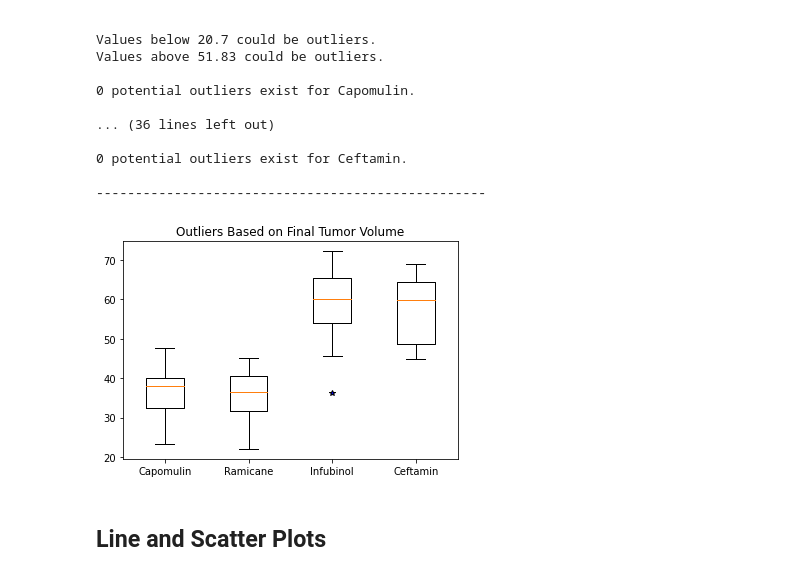
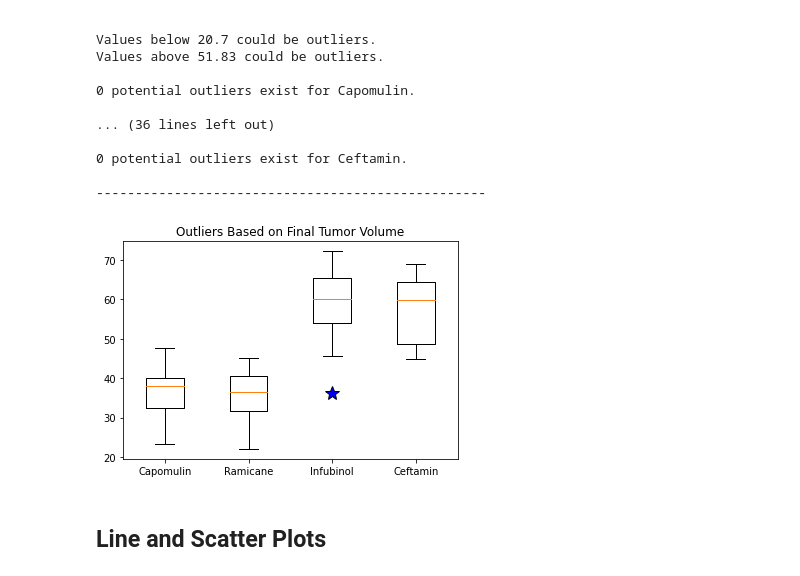
Before and after one commit to Seltsam1/matplotlib-pharmaceutical-analysis, a Jupyter notebook: pharmaceutical-analysis.ipynb, the cells around one changed output. Saved outputs shown, nothing was run; the diff lists cells and outputs as text; code cells hidden in the pictures.

```diff
--- a/pharmaceutical-analysis.ipynb
+++ b/pharmaceutical-analysis.ipynb
@@ -373,21 +373,21 @@ Values above 51.83 could be outliers.
 # %%
 # Boxplot of final tumor volume for 4 drug treatments of interest
 
 # Variable for format of outlier, if found
-outlier_symbol = dict(markerfacecolor='blue', marker='*')
+outlier_symbol = dict(markerfacecolor='blue', marker='*', markersize=15)
 
 # Box plot
 fig1, ax1 = plt.subplots()
 ax1.boxplot(tumor_vol, flierprops=outlier_symbol)
 
 # Title and labels
 ax1.set_title('Outliers Based on Final Tumor Volume')
 plt.xticks([1,2,3,4], treatment_list)
 
 # Show plot
 plt.show()
 # %% [output]
-[figure, old version]
+[figure, new version]
 # %% [markdown]
 ## Line and Scatter Plots
 # %%
```
Also changed, not shown: parts of 5 cells of this notebook.
